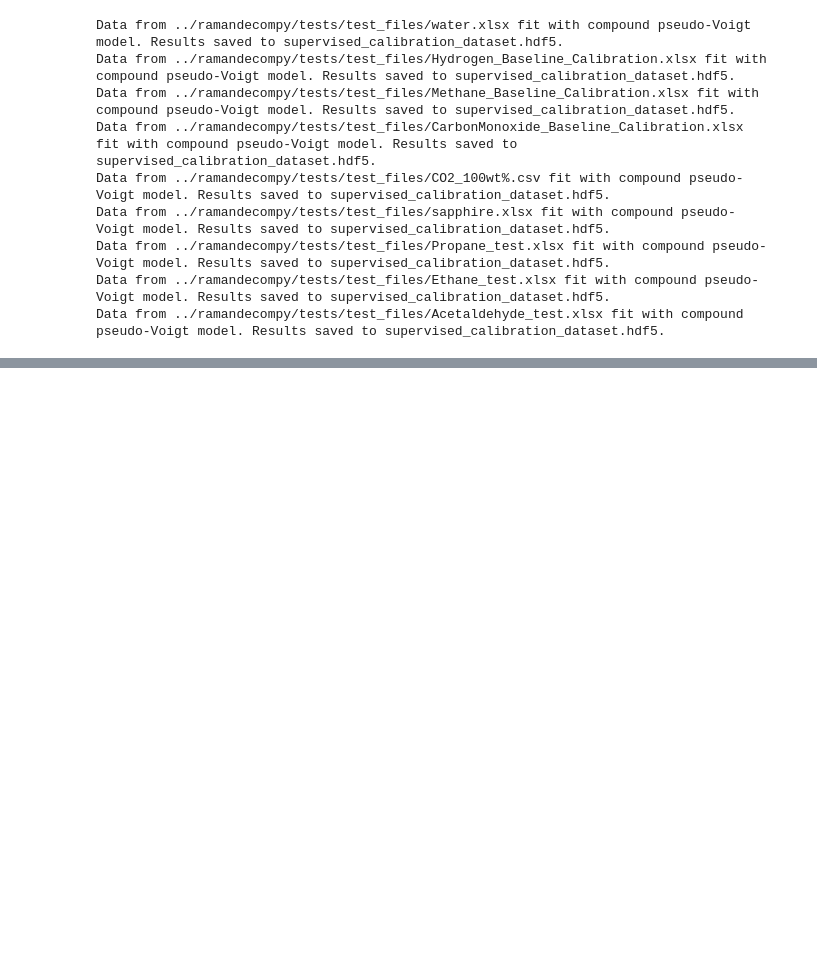
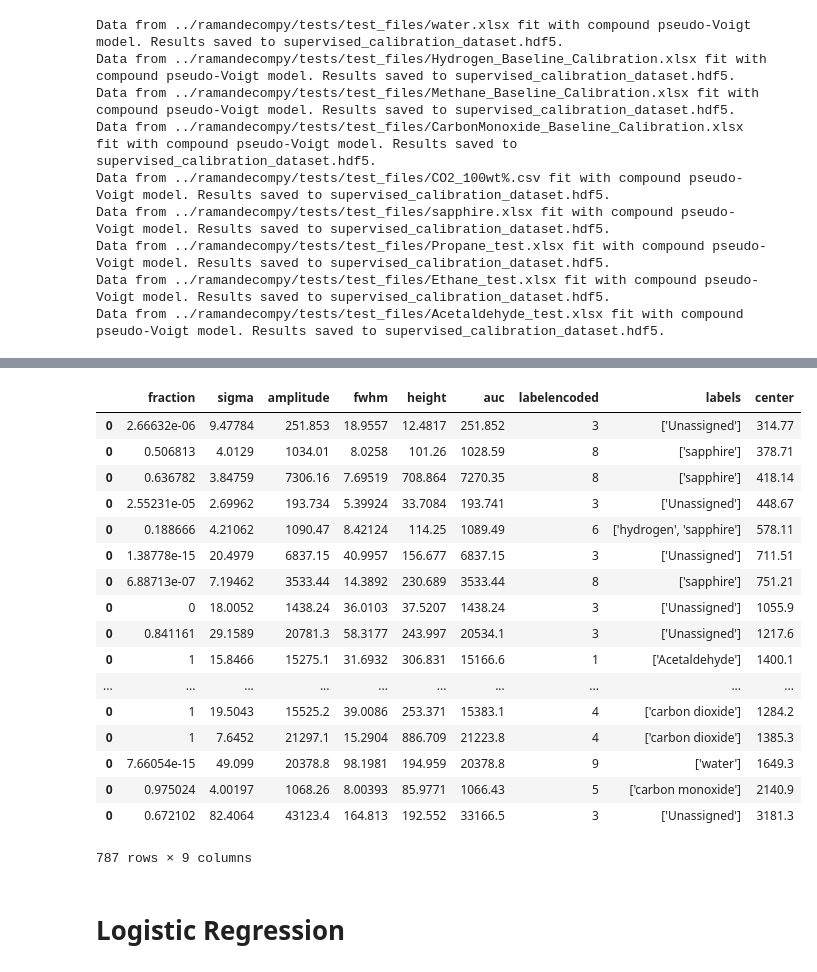
Before and after one commit to raman-noodles/raman-spectra-decomp-analysis, a Jupyter notebook: examples/supervised_machine_learning_dev.ipynb, the cells around one changed output, grey strips where cells are left out. Saved outputs shown, nothing was run; the diff lists cells and outputs as text; code cells hidden in the pictures; blank space fills up the shorter version.

```diff
--- a/examples/supervised_machine_learning_dev.ipynb
+++ b/examples/supervised_machine_learning_dev.ipynb
@@ -185,0 +225,3 @@ dataprep.view_hdf5('dataimport_ML_df-Copy1.hdf5')
+# %%
+key_list = machine_learning.keyfinder('dataimport_ML_df-Copy1.hdf5')
+key_list
@@ -188,5 +248,5 @@ hdf5_calfilename = 'supervised_calibration_dataset.hdf5'
 hdf5_expfilename = 'dataimport_ML_df-Copy1.hdf5'
 frames = []
 for _, key in enumerate(key_list):
-    df =peakidentify.peak_assignment(hdf5_expfilename, key, hdf5_calfilename, 50, plot =False)
+    df =peakidentify.peak_assignment(hdf5_expfilename, key, hdf5_calfilename, 10, plot =False)
     frames.append(df)
@@ -211,3 +289,26 @@ dat['auc']= result[:][6]
 dat['labelencoded']=le.fit_transform(result[:][7])
 dat['labels']= result[:][7]
 dat['center']= result[:][2]
+# %%
+dat
+# %% [output]
+|  | fraction | sigma | amplitude | fwhm | height | auc | labelencoded | labels | center |
+| 0 | 2.66632e-06 | 9.47784 | 251.853 | 18.9557 | 12.4817 | 251.852 | 3 | ['Unassigned'] | 314.77 |
+| 0 | 0.506813 | 4.0129 | 1034.01 | 8.0258 | 101.26 | 1028.59 | 8 | ['sapphire'] | 378.71 |
+| 0 | 0.636782 | 3.84759 | 7306.16 | 7.69519 | 708.864 | 7270.35 | 8 | ['sapphire'] | 418.14 |
+| 0 | 2.55231e-05 | 2.69962 | 193.734 | 5.39924 | 33.7084 | 193.741 | 3 | ['Unassigned'] | 448.67 |
+| 0 | 0.188666 | 4.21062 | 1090.47 | 8.42124 | 114.25 | 1089.49 | 6 | ['hydrogen', 'sapphire'] | 578.11 |
+| 0 | 1.38778e-15 | 20.4979 | 6837.15 | 40.9957 | 156.677 | 6837.15 | 3 | ['Unassigned'] | 711.51 |
+| 0 | 6.88713e-07 | 7.19462 | 3533.44 | 14.3892 | 230.689 | 3533.44 | 8 | ['sapphire'] | 751.21 |
+| 0 | 0 | 18.0052 | 1438.24 | 36.0103 | 37.5207 | 1438.24 | 3 | ['Unassigned'] | 1055.9 |
+| 0 | 0.841161 | 29.1589 | 20781.3 | 58.3177 | 243.997 | 20534.1 | 3 | ['Unassigned'] | 1217.6 |
+| 0 | 1 | 15.8466 | 15275.1 | 31.6932 | 306.831 | 15166.6 | 1 | ['Acetaldehyde'] | 1400.1 |
+| ... | ... | ... | ... | ... | ... | ... | ... | ... | ... |
+| 0 | 1 | 19.5043 | 15525.2 | 39.0086 | 253.371 | 15383.1 | 4 | ['carbon dioxide'] | 1284.2 |
+| 0 | 1 | 7.6452 | 21297.1 | 15.2904 | 886.709 | 21223.8 | 4 | ['carbon dioxide'] | 1385.3 |
+| 0 | 7.66054e-15 | 49.099 | 20378.8 | 98.1981 | 194.959 | 20378.8 | 9 | ['water'] | 1649.3 |
+| 0 | 0.975024 | 4.00197 | 1068.26 | 8.00393 | 85.9771 | 1066.43 | 5 | ['carbon monoxide'] | 2140.9 |
+| 0 | 0.672102 | 82.4064 | 43123.4 | 164.813 | 192.552 | 33166.5 | 3 | ['Unassigned'] | 3181.3 |
+787 rows × 9 columns
+# %% [markdown]
+# Logistic Regression
```
Also changed, not shown: parts of 22 cells of this notebook.
